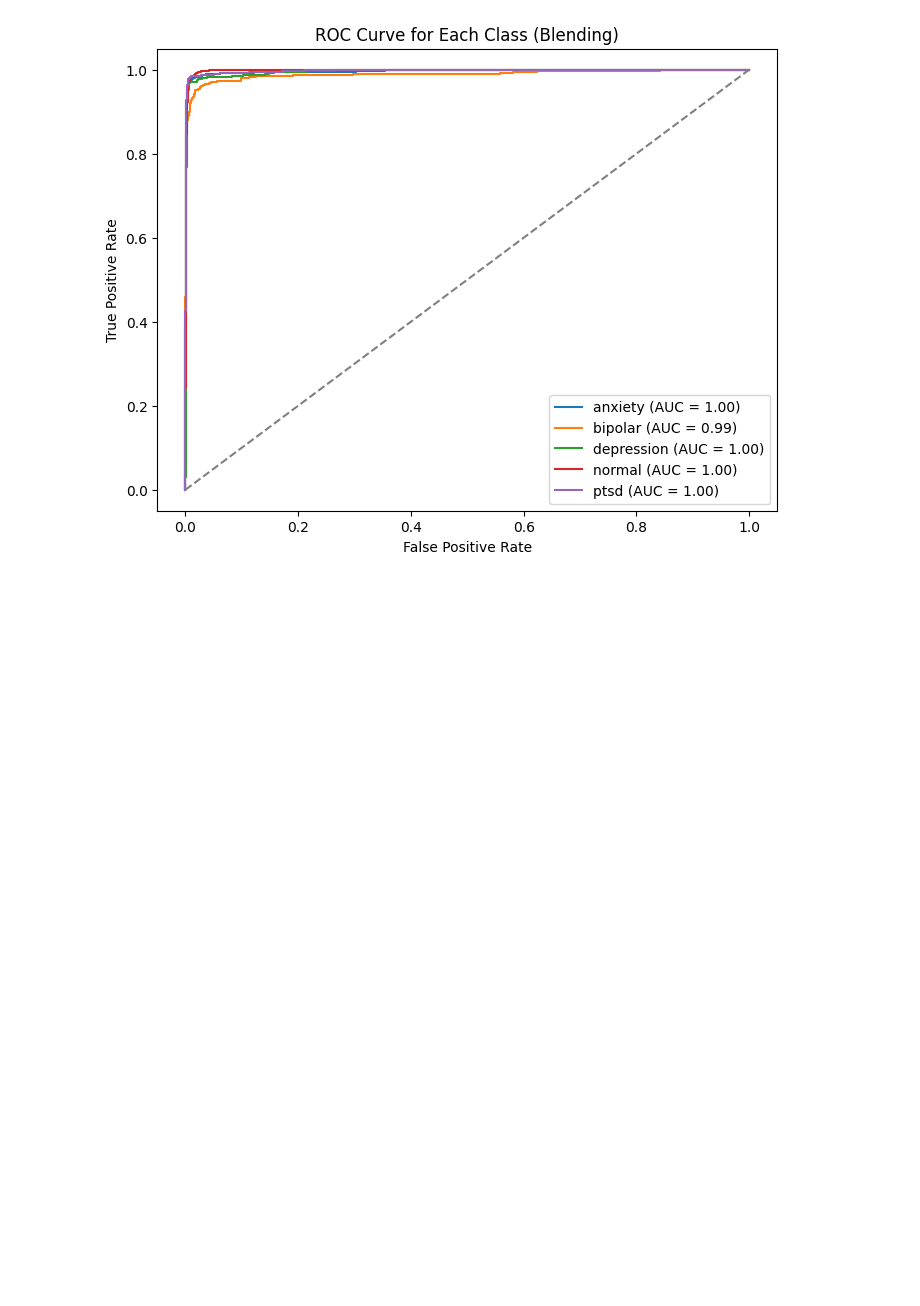
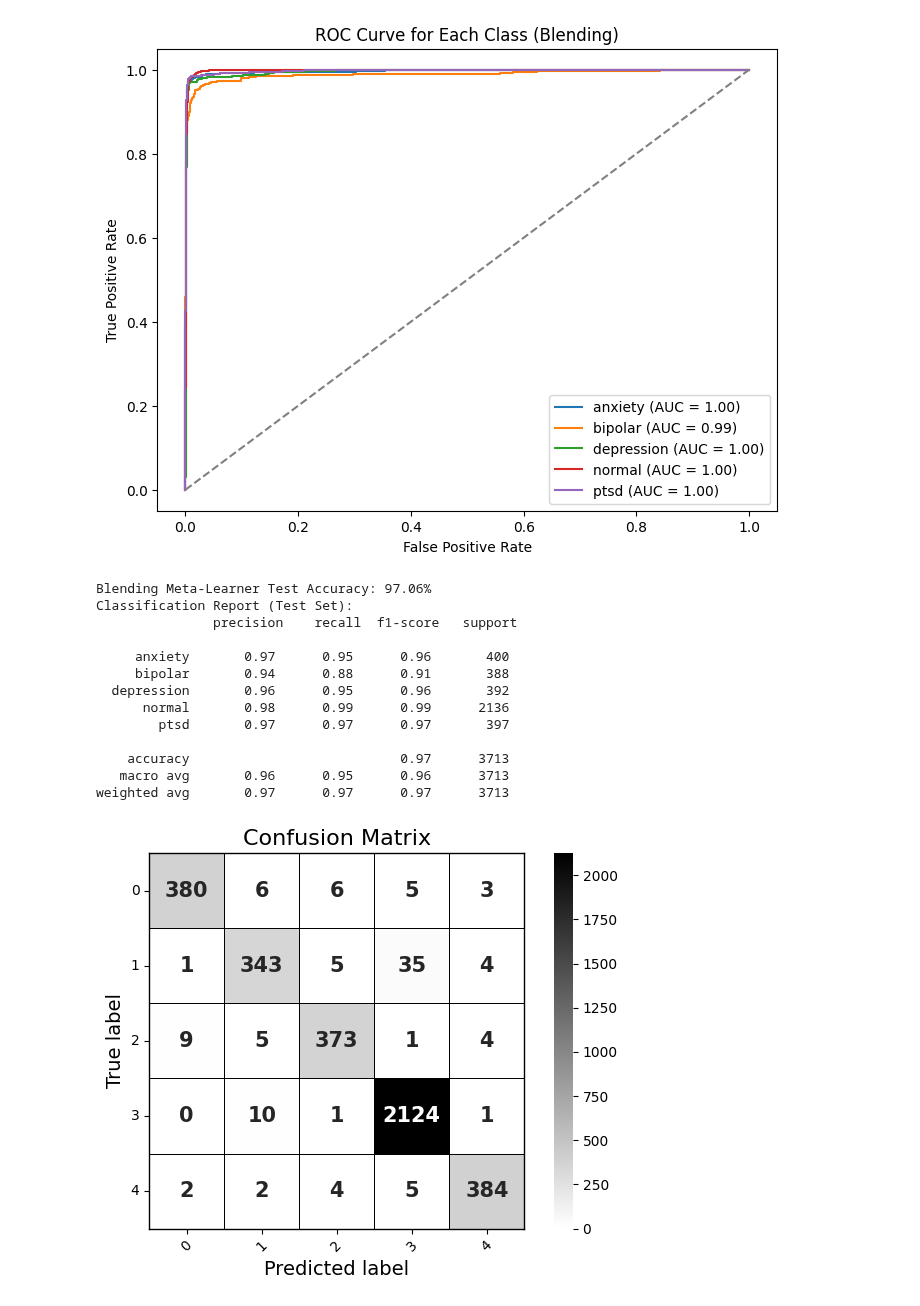
Before and after one commit to arkapg211002/MAFSMBMDDPWI-FYP-2025, a Jupyter notebook: D03 Model Training and Evaluation/15 Blending.ipynb, the cells around one changed output. Cells and saved outputs as stored; diff of their text form; code cells hidden in the pictures; blank space fills up the shorter version.

Commit message:
Updated EM5 BLENDING : Black and grey CM, ROC

```diff
--- a/D03 Model Training and Evaluation/15 Blending.ipynb
+++ b/D03 Model Training and Evaluation/15 Blending.ipynb
@@ -405,3 +432,62 @@ Classification Report (Test Set):
 weighted avg       0.97      0.97      0.97      3713
 [figure]
 [figure]
+# %%
+import matplotlib.pyplot as plt
+from sklearn.metrics import roc_curve, auc, confusion_matrix, accuracy_score, classification_report
+import seaborn as sns
+
+# Evaluate the Blending Meta-Learner
+test_accuracy_blending = accuracy_score(y_test, test_predictions_blending)
+report_blending = classification_report(y_test, test_predictions_blending, target_names=label_encoder.classes_)
+
+# Print the test accuracy and classification report
+print(f"Blending Meta-Learner Test Accuracy: {test_accuracy_blending * 100:.2f}%")
+print("Classification Report (Test Set):\n", report_blending)
+
+# Confusion Matrix
+cm = confusion_matrix(y_test, test_predictions_blending)
+
+ax = sns.heatmap(
+    cm,
+    annot=True,
+    fmt='d',
+    cmap='gist_yarg',         # grayscale colormap with deep tones ( gist_yarg )
+    cbar=True,                # color bar for value reference
+    cbar_kws={'label': ''},
+    annot_kws={'size':15, 'weight':'bold'},
+    linewidths=0.5,           # thinner borders
+    linecolor='black',
+    square=True
+)
+
+# Fix bottom and right border visibility
+ax.set_frame_on(True)
+for spine in ax.spines.values():
+    spine.set_visible(True)
+    spine.set_color('black')
+    spine.set_linewidth(1)
+
+
+plt.title('Confusion Matrix', fontsize=16)
+plt.xlabel('Predicted label', fontsize=14)
+plt.ylabel('True label', fontsize=14)
+plt.xticks(rotation=45)
+plt.yticks(rotation=0)
+plt.tight_layout()
+plt.show()
+# %% [output]
+Blending Meta-Learner Test Accuracy: 97.06%
+Classification Report (Test Set):
+               precision    recall  f1-score   support
+
+     anxiety       0.97      0.95      0.96       400
+     bipolar       0.94      0.88      0.91       388
+  depression       0.96      0.95      0.96       392
+      normal       0.98      0.99      0.99      2136
+        ptsd       0.97      0.97      0.97       397
+
+    accuracy                           0.97      3713
+   macro avg       0.96      0.95      0.96      3713
+weighted avg       0.97      0.97      0.97      3713
+[figure, added]
```
Also changed, not shown: parts of 3 cells of this notebook.
